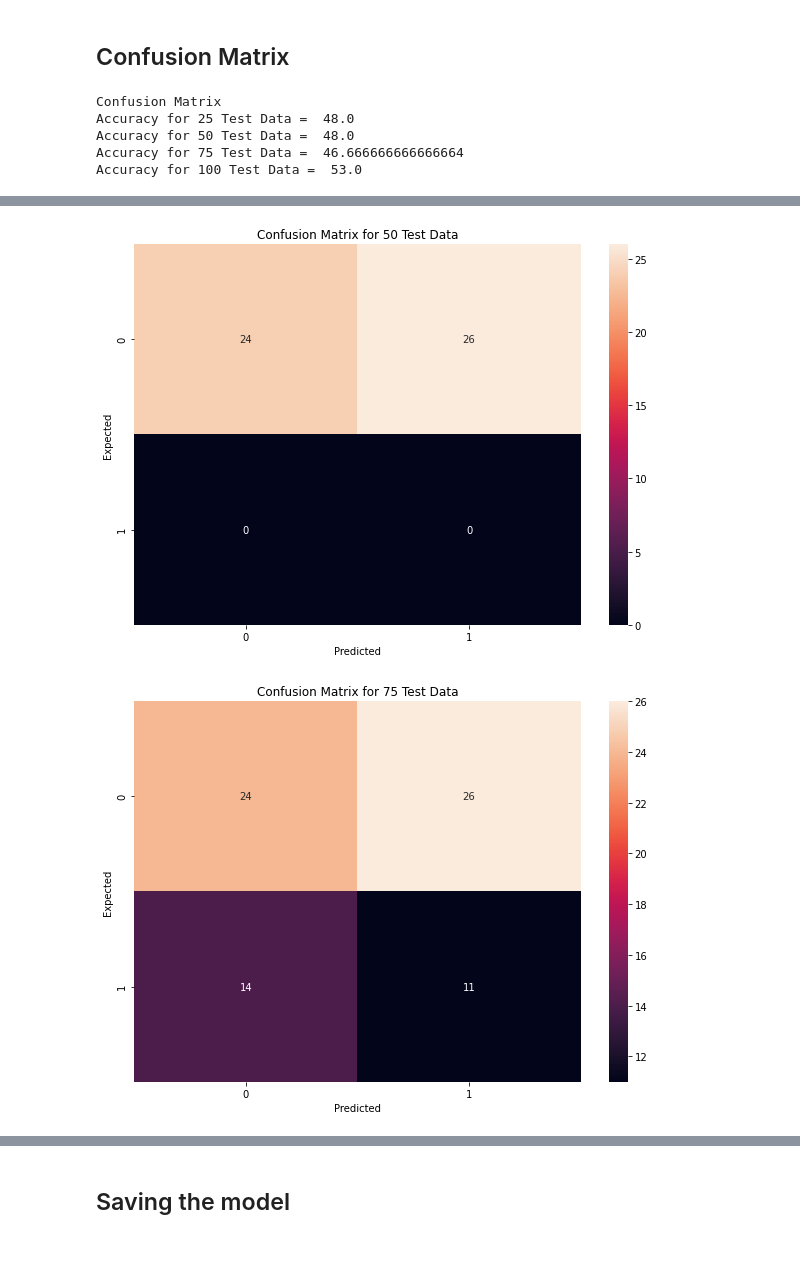
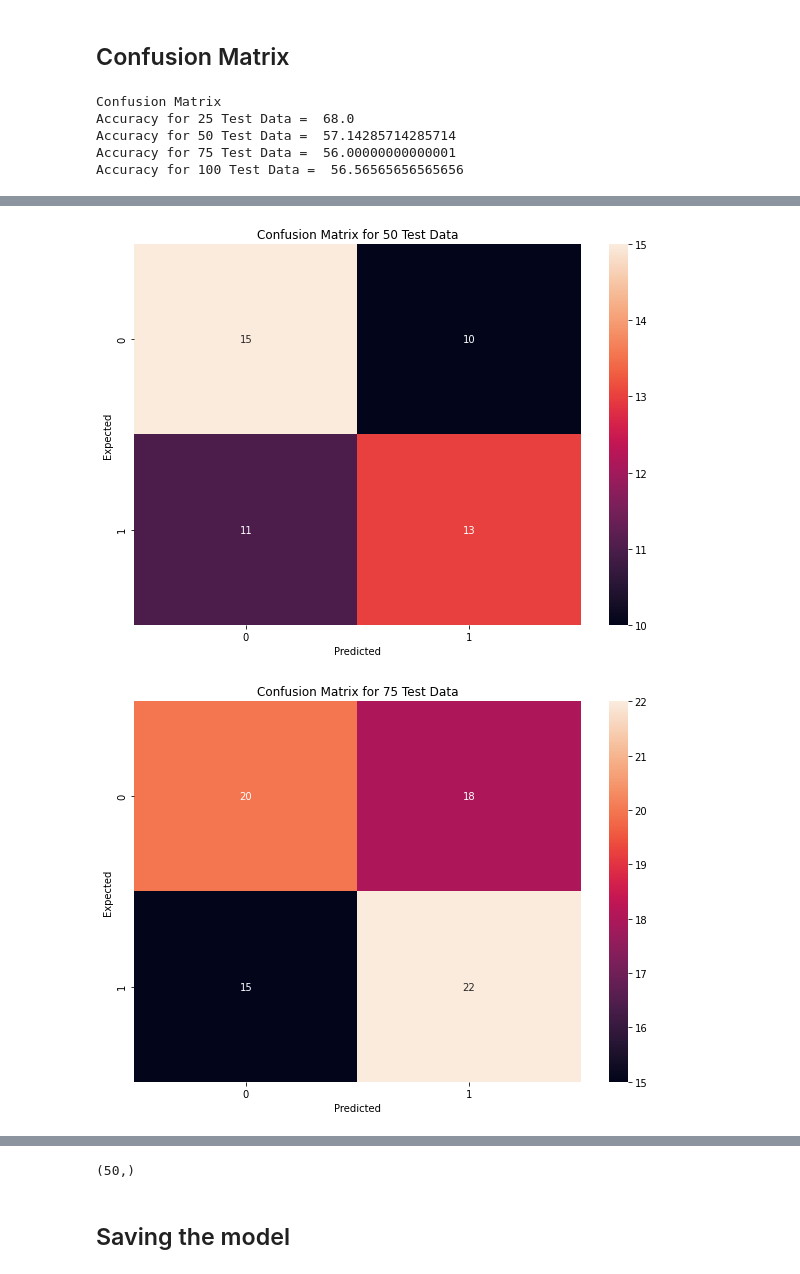
Before and after one commit to DhilipSanjay/Detection-of-Sensitive-Data-Exposure-in-Images, a Jupyter notebook: Image_Classification.ipynb, the cells around one changed output, grey strips where cells are left out. Drawn from its saved outputs; the diff is of its cells as text; code cells hidden in the pictures.

Commit message:
Confusion matrix update

```diff
--- a/Image_Classification.ipynb
+++ b/Image_Classification.ipynb
@@ -241,7 +241,10 @@ y_predicted_labels = y_predicted_labels.reshape(size, )
 
 for i in range (1, 5):
   total = i * size // 4
-  cm = tf.math.confusion_matrix(labels=validation_generator.labels[0:total],predictions=y_predicted_labels[0:total])
+  mid = 49
+  start = mid-((total+1)//2)+1
+  end = mid+((total+1)//2)
+  cm = tf.math.confusion_matrix(labels=validation_generator.labels[start:end],predictions=y_predicted_labels[start:end])
 
   # Calculate accuracy
   cm_np = cm.numpy()
@@ -256,7 +259,7 @@ for i in range (1, 5):
   plt.ylabel('Expected')
 # %% [output]
 Confusion Matrix
-Accuracy for 25 Test Data =  48.0
-Accuracy for 50 Test Data =  48.0
-Accuracy for 75 Test Data =  46.666666666666664
-Accuracy for 100 Test Data =  53.0
+Accuracy for 25 Test Data =  68.0
+Accuracy for 50 Test Data =  57.14285714285714
+Accuracy for 75 Test Data =  56.00000000000001
+Accuracy for 100 Test Data =  56.56565656565656
@@ -264,2 +267,2 @@ Accuracy for 100 Test Data =  53.0
-[figure, old version]
+[figure, new version]
-[figure, old version]
+[figure, new version]
@@ -267,3 +270,7 @@ Accuracy for 100 Test Data =  53.0
+# %%
+y_predicted_labels[25: 75].shape
+# %% [output]
+(50,)
 # %% [markdown]
 ## Saving the model
 # %%
```
Also changed, not shown: parts of 1 cell of this notebook.
